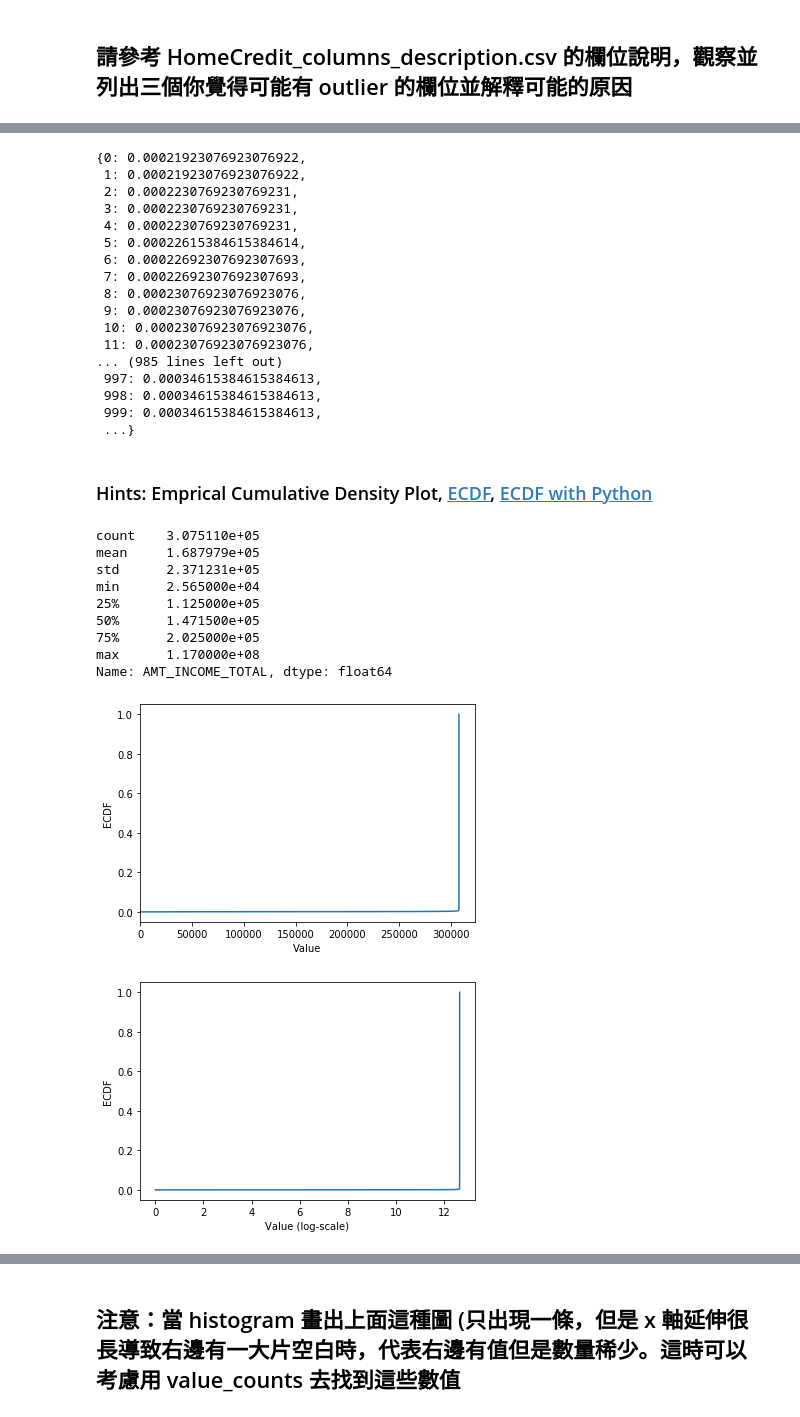
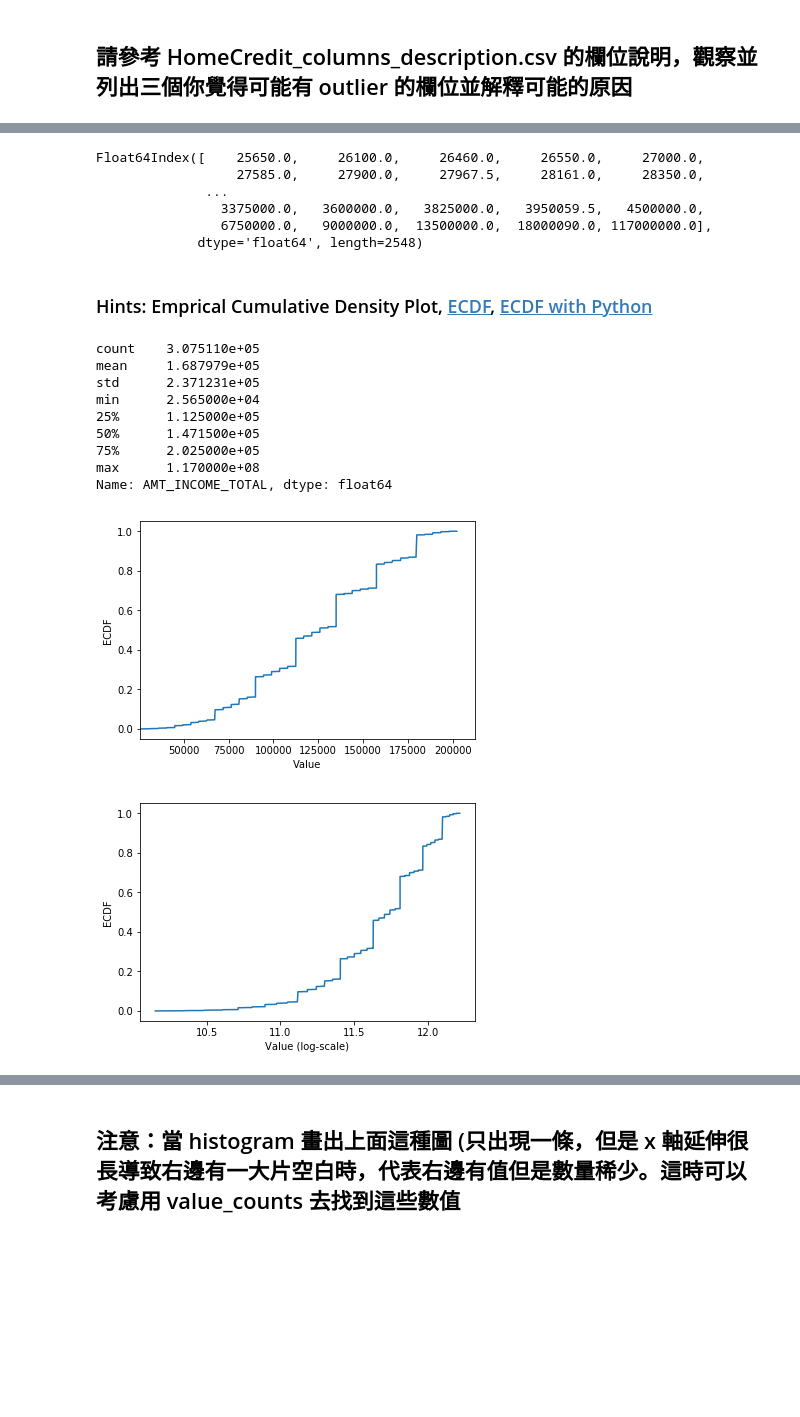
Before and after one commit to SeanWu1977/-3rd-ML100Days, a Jupyter notebook: homework/Day_009_HW.ipynb, the cells around one changed output, grey strips where cells are left out. Saved outputs shown, nothing was run; the diff lists cells and outputs as text; code cells hidden in the pictures; blank space fills up the shorter version.

```diff
--- a/homework/Day_009_HW.ipynb
+++ b/homework/Day_009_HW.ipynb
@@ -20,7 +20,7 @@ import matplotlib.pyplot as plt
 %matplotlib inline
 
 # 設定 data_path
-dir_data = './data'
+dir_data = '../source/data'
 # %%
 f_app = os.path.join(dir_data, 'application_train.csv')
 print('Path of read in data: %s' % (f_app))
@@ -97,29 +93,17 @@ app_train['REGION_POPULATION_RELATIVE'].value_counts().sort_index()
 0.046220    13442
 0.072508     8412
 Name: REGION_POPULATION_RELATIVE, Length: 81, dtype: int64
-# %%
-cdf = app_train['AMT_INCOME_TOTAL'].sort_values().reset_index(drop=True)
-
-
-dict(zip(list(cdf.index), cdf/cdf.max()))
-# %% [output]
-{0: 0.00021923076923076922,
- 1: 0.00021923076923076922,
- 2: 0.0002230769230769231,
- 3: 0.0002230769230769231,
- 4: 0.0002230769230769231,
- 5: 0.00022615384615384614,
- 6: 0.00022692307692307693,
- 7: 0.00022692307692307693,
- 8: 0.00023076923076923076,
- 9: 0.00023076923076923076,
- 10: 0.00023076923076923076,
- 11: 0.00023076923076923076,
-... (985 lines left out)
- 997: 0.00034615384615384613,
- 998: 0.00034615384615384613,
- 999: 0.00034615384615384613,
- ...}
+# %%
+s = app_train['AMT_INCOME_TOTAL'].value_counts().sort_index()
+np.cumsum(cdf[cdf.index < cdf.index.max()])
+s.index
+# %% [output]
+Float64Index([    25650.0,     26100.0,     26460.0,     26550.0,     27000.0,
+                  27585.0,     27900.0,     27967.5,     28161.0,     28350.0,
+              ...
+                3375000.0,   3600000.0,   3825000.0,   3950059.5,   4500000.0,
+                6750000.0,   9000000.0,  13500000.0,  18000090.0, 117000000.0],
+             dtype='float64', length=2548)
 # %% [markdown]
 ### Hints: Emprical Cumulative Density Plot, [ECDF](https://zh.wikipedia.org/wiki/%E7%BB%8F%E9%AA%8C%E5%88%86%E5%B8%83%E5%87%BD%E6%95%B0), [ECDF with Python](https://stackoverflow.com/questions/14006520/ecdf-in-python-without-step-function)
 # %%
@@ -130,40 +114,48 @@ print(app_train['AMT_INCOME_TOTAL'].describe())
 """
 YOUR CODE HERE
 """
+s = app_train['AMT_INCOME_TOTAL'].value_counts().sort_index()
+# cdf = app_train['AMT_INCOME_TOTAL'].sort_values().reset_index(drop=True)
+# cdf = np.cumsum(s)
 
-cdf = app_train['AMT_INCOME_TOTAL'].sort_values().reset_index(drop=True)
+# escape value
+up = np.percentile(app_train['AMT_INCOME_TOTAL'],75)
 
-
+# cdf = np.cumsum(s[s.index < s.index.max()])
+cdf = np.cumsum(s[s.index < up])
 
 plt.plot(list(cdf.index), cdf/cdf.max())
+
+# plt.plot(list(cdf), np.arange(1, n+1) / n)
 
 plt.xlabel('Value')
 plt.ylabel('ECDF')
 plt.xlim([cdf.index.min(), cdf.index.max() * 1.05]) # 限制顯示圖片的範圍
 plt.ylim([-0.05,1.05]) # 限制顯示圖片的範圍
 
 plt.show()
 
 # 改變 y 軸的 Scale, 讓我們可以正常檢視 ECDF
+# plt.plot(np.log(list(cdf)), np.arange(1, n+1) / n)
 plt.plot(np.log(list(cdf.index)), cdf/cdf.max())
 plt.xlabel('Value (log-scale)')
 plt.ylabel('ECDF')
 
 plt.ylim([-0.05,1.05]) # 限制顯示圖片的範圍
 
 plt.show()
 # %% [output]
 count    3.075110e+05
 mean     1.687979e+05
 std      2.371231e+05
 min      2.565000e+04
 25%      1.125000e+05
 50%      1.471500e+05
 75%      2.025000e+05
 max      1.170000e+08
 Name: AMT_INCOME_TOTAL, dtype: float64
-[figure, old version]
+[figure, new version]
-[figure, old version]
+[figure, new version]
 # %% [markdown]
 ## 補充：Normal dist 的 ECDF
 ![ecdf_normal](https://au.mathworks.com/help/examples/stats/win64/PlotEmpiricalCdfAndCompareWithSamplingDistributionExample_01.png)
```
Also changed, not shown: parts of 5 cells of this notebook.
